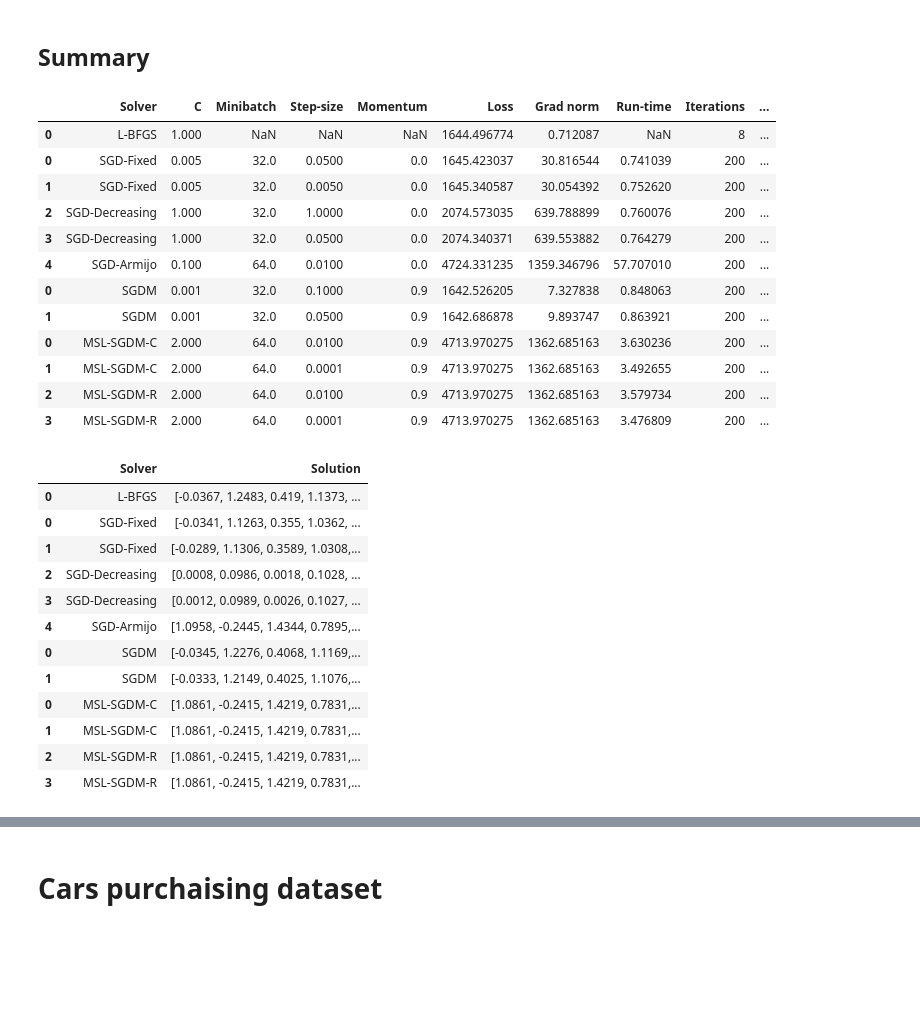
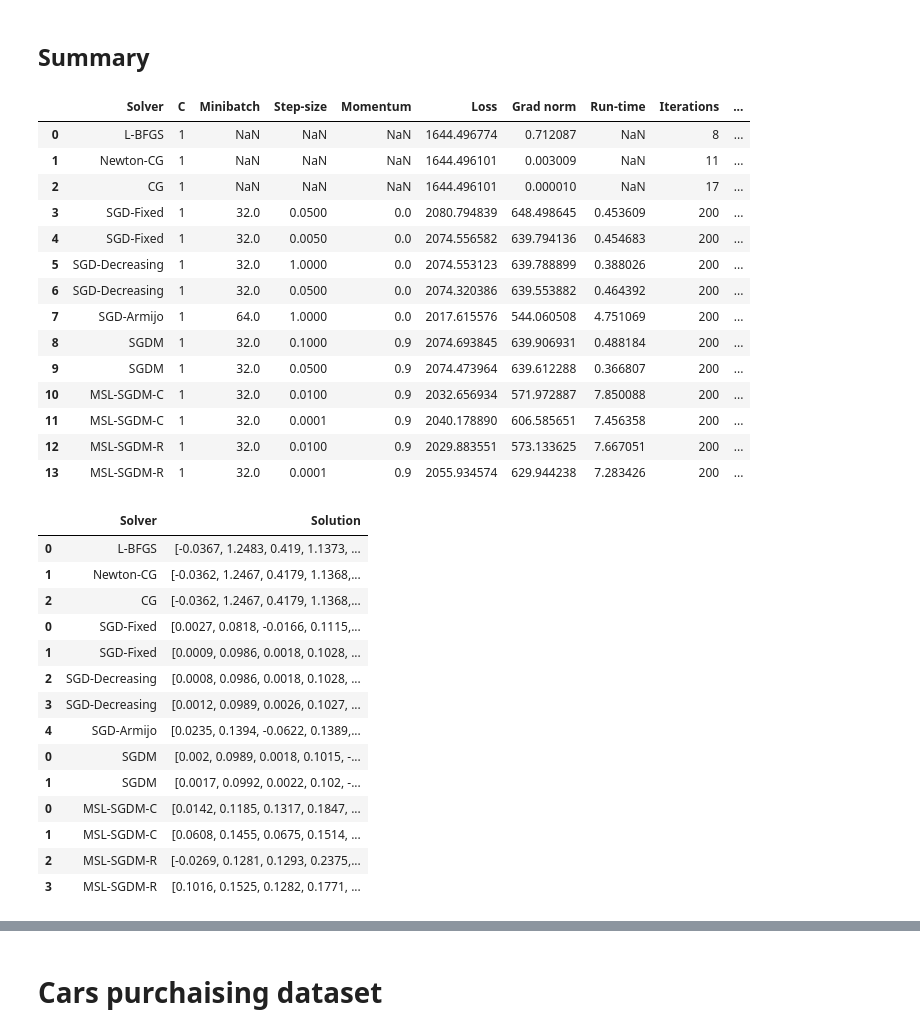
Before and after one commit to david-inf/SGD-and-LS, a Jupyter notebook: py/main.ipynb, the cells around one changed output, grey strips where cells are left out. Saved outputs shown, nothing was run; the diff lists cells and outputs as text; code cells hidden in the pictures; blank space fills up the shorter version.

Commit message:
Refactored solvers

```diff
--- a/py/main.ipynb
+++ b/py/main.ipynb
@@ -131,17 +147,19 @@ sgdApple_armijo3 = LogisticRegression(solver="SGD-Armijo", C=0.1, minibatch=64).
 # %%
 # SGDM
 #sgdmApple_1 = LogisticRegression(solver="SGDM", C=0.001, minibatch=32).fit(w0Apple, X_train_apple, y_train_apple, X_test_apple, y_test_apple, step_size=0.5, momentum=0.9)
-sgdmApple_2 = LogisticRegression(solver="SGDM", C=0.001, minibatch=32).fit(w0Apple, X_train_apple, y_train_apple, X_test_apple, y_test_apple, step_size=0.1, momentum=0.9)
-sgdmApple_3 = LogisticRegression(solver="SGDM", C=0.001, minibatch=32).fit(w0Apple, X_train_apple, y_train_apple, X_test_apple, y_test_apple, step_size=0.05, momentum=0.9)
+sgdmApple_2 = LogisticRegression(solver="SGDM", C=1, minibatch=32).fit(w0Apple, X_train_apple, y_train_apple, X_test_apple, y_test_apple, step_size=0.1, momentum=0.9)
+sgdmApple_3 = LogisticRegression(solver="SGDM", C=1, minibatch=32).fit(w0Apple, X_train_apple, y_train_apple, X_test_apple, y_test_apple, step_size=0.05, momentum=0.9)
 # %%
 # MSL-SGDM-C
 #mslcApple_1 = LogisticRegression(solver="MSL-SGDM-C", C=2, minibatch=64).fit(w0Apple, X_train_apple, y_train_apple, X_test_apple, y_test_apple, step_size=1, momentum=0.9)
-mslcApple_2 = LogisticRegression(solver="MSL-SGDM-C", C=2, minibatch=64).fit(w0Apple, X_train_apple, y_train_apple, X_test_apple, y_test_apple, step_size=0.01, momentum=0.9)
-mslcApple_3 = LogisticRegression(solver="MSL-SGDM-C", C=2, minibatch=64).fit(w0Apple, X_train_apple, y_train_apple, X_test_apple, y_test_apple, step_size=0.0001, momentum=0.9)
+mslcApple_2 = LogisticRegression(solver="MSL-SGDM-C", C=1, minibatch=32).fit(w0Apple, X_train_apple, y_train_apple, X_test_apple, y_test_apple, step_size=0.01, momentum=0.9)
+mslcApple_3 = LogisticRegression(solver="MSL-SGDM-C", C=1, minibatch=32).fit(w0Apple, X_train_apple, y_train_apple, X_test_apple, y_test_apple, step_size=0.0001, momentum=0.9)
 # %%
 # MSL-SGDM-R
 #mslrApple_1 = LogisticRegression(solver="MSL-SGDM-R", C=2, minibatch=64).fit(w0Apple, X_train_apple, y_train_apple, X_test_apple, y_test_apple, step_size=1, momentum=0.9)
-mslrApple_2 = LogisticRegression(solver="MSL-SGDM-R", C=2, minibatch=64).fit(w0Apple, X_train_apple, y_train_apple, X_test_apple, y_test_apple, step_size=0.01, momentum=0.9)
-mslrApple_3 = LogisticRegression(solver="MSL-SGDM-R", C=2, minibatch=64).fit(w0Apple, X_train_apple, y_train_apple, X_test_apple, y_test_apple, step_size=0.0001, momentum=0.9)
+mslrApple_2 = LogisticRegression(solver="MSL-SGDM-R", C=1, minibatch=32).fit(w0Apple, X_train_apple, y_train_apple, X_test_apple, y_test_apple, step_size=0.01, momentum=0.9)
+mslrApple_3 = LogisticRegression(solver="MSL-SGDM-R", C=1, minibatch=32).fit(w0Apple, X_train_apple, y_train_apple, X_test_apple, y_test_apple, step_size=0.0001, momentum=0.9)
 # %%
-modelsApple_data1 = optim_data([sgdApple_fixed1, sgdApple_fixed3, sgdApple_decre1, sgdApple_decre3, sgdApple_armijo3])
+modelsApple_data = optim_data([sgdApple_fixed1, sgdApple_fixed3, sgdApple_decre1, sgdApple_decre3, sgdApple_armijo3,
+                               sgdmApple_2, sgdmApple_3, mslcApple_2, mslcApple_3, mslrApple_2, mslrApple_3])
+modelsApple_data[["Solver", "Loss"]]
@@ -154,36 +179,40 @@ modelsApple_data4 = optim_data([mslcApple_2, mslcApple_3, mslrApple_2, mslrApple
 # %% [markdown]
 ## Summary
 # %%
-pd.concat([optim_bench(benchmarkApple).drop(columns={"Solution", "Loss/Epochs"}),
-          pd.concat([modelsApple_data1, modelsApple_data3, modelsApple_data4]).drop(columns={"Solution", "Loss/Epochs"})])
+pd.concat([benchApple_data.drop(columns={"Solution", "Loss/Epochs"}),
+          modelsApple_data.drop(columns={"Solution", "Loss/Epochs"})], ignore_index=True)#.sort_values(by="Loss")
 # %% [output]
 |  | Solver | C | Minibatch | Step-size | Momentum | Loss | Grad norm | Run-time | Iterations | ... |
-| 0 | L-BFGS | 1.000 | NaN | NaN | NaN | 1644.496774 | 0.712087 | NaN | 8 | ... |
-| 0 | SGD-Fixed | 0.005 | 32.0 | 0.0500 | 0.0 | 1645.423037 | 30.816544 | 0.741039 | 200 | ... |
-| 1 | SGD-Fixed | 0.005 | 32.0 | 0.0050 | 0.0 | 1645.340587 | 30.054392 | 0.752620 | 200 | ... |
-| 2 | SGD-Decreasing | 1.000 | 32.0 | 1.0000 | 0.0 | 2074.573035 | 639.788899 | 0.760076 | 200 | ... |
-| 3 | SGD-Decreasing | 1.000 | 32.0 | 0.0500 | 0.0 | 2074.340371 | 639.553882 | 0.764279 | 200 | ... |
-| 4 | SGD-Armijo | 0.100 | 64.0 | 0.0100 | 0.0 | 4724.331235 | 1359.346796 | 57.707010 | 200 | ... |
-| 0 | SGDM | 0.001 | 32.0 | 0.1000 | 0.9 | 1642.526205 | 7.327838 | 0.848063 | 200 | ... |
-| 1 | SGDM | 0.001 | 32.0 | 0.0500 | 0.9 | 1642.686878 | 9.893747 | 0.863921 | 200 | ... |
-| 0 | MSL-SGDM-C | 2.000 | 64.0 | 0.0100 | 0.9 | 4713.970275 | 1362.685163 | 3.630236 | 200 | ... |
-| 1 | MSL-SGDM-C | 2.000 | 64.0 | 0.0001 | 0.9 | 4713.970275 | 1362.685163 | 3.492655 | 200 | ... |
-| 2 | MSL-SGDM-R | 2.000 | 64.0 | 0.0100 | 0.9 | 4713.970275 | 1362.685163 | 3.579734 | 200 | ... |
-| 3 | MSL-SGDM-R | 2.000 | 64.0 | 0.0001 | 0.9 | 4713.970275 | 1362.685163 | 3.476809 | 200 | ... |
+| 0 | L-BFGS | 1 | NaN | NaN | NaN | 1644.496774 | 0.712087 | NaN | 8 | ... |
+| 1 | Newton-CG | 1 | NaN | NaN | NaN | 1644.496101 | 0.003009 | NaN | 11 | ... |
+| 2 | CG | 1 | NaN | NaN | NaN | 1644.496101 | 0.000010 | NaN | 17 | ... |
+| 3 | SGD-Fixed | 1 | 32.0 | 0.0500 | 0.0 | 2080.794839 | 648.498645 | 0.453609 | 200 | ... |
+| 4 | SGD-Fixed | 1 | 32.0 | 0.0050 | 0.0 | 2074.556582 | 639.794136 | 0.454683 | 200 | ... |
+| 5 | SGD-Decreasing | 1 | 32.0 | 1.0000 | 0.0 | 2074.553123 | 639.788899 | 0.388026 | 200 | ... |
+| 6 | SGD-Decreasing | 1 | 32.0 | 0.0500 | 0.0 | 2074.320386 | 639.553882 | 0.464392 | 200 | ... |
+| 7 | SGD-Armijo | 1 | 64.0 | 1.0000 | 0.0 | 2017.615576 | 544.060508 | 4.751069 | 200 | ... |
+| 8 | SGDM | 1 | 32.0 | 0.1000 | 0.9 | 2074.693845 | 639.906931 | 0.488184 | 200 | ... |
+| 9 | SGDM | 1 | 32.0 | 0.0500 | 0.9 | 2074.473964 | 639.612288 | 0.366807 | 200 | ... |
+| 10 | MSL-SGDM-C | 1 | 32.0 | 0.0100 | 0.9 | 2032.656934 | 571.972887 | 7.850088 | 200 | ... |
+| 11 | MSL-SGDM-C | 1 | 32.0 | 0.0001 | 0.9 | 2040.178890 | 606.585651 | 7.456358 | 200 | ... |
+| 12 | MSL-SGDM-R | 1 | 32.0 | 0.0100 | 0.9 | 2029.883551 | 573.133625 | 7.667051 | 200 | ... |
+| 13 | MSL-SGDM-R | 1 | 32.0 | 0.0001 | 0.9 | 2055.934574 | 629.944238 | 7.283426 | 200 | ... |
 # %%
-pd.concat([optim_bench(benchmarkApple)[["Solver", "Solution"]],
+pd.concat([benchApple_data[["Solver", "Solution"]],
           pd.concat([modelsApple_data1, modelsApple_data3, modelsApple_data4])[["Solver", "Solution"]]])
 # %% [output]
 |  | Solver | Solution |
 | 0 | L-BFGS | [-0.0367, 1.2483, 0.419, 1.1373, ... |
-| 0 | SGD-Fixed | [-0.0341, 1.1263, 0.355, 1.0362, ... |
-| 1 | SGD-Fixed | [-0.0289, 1.1306, 0.3589, 1.0308,... |
+| 1 | Newton-CG | [-0.0362, 1.2467, 0.4179, 1.1368,... |
+| 2 | CG | [-0.0362, 1.2467, 0.4179, 1.1368,... |
+| 0 | SGD-Fixed | [0.0027, 0.0818, -0.0166, 0.1115,... |
+| 1 | SGD-Fixed | [0.0009, 0.0986, 0.0018, 0.1028, ... |
 | 2 | SGD-Decreasing | [0.0008, 0.0986, 0.0018, 0.1028, ... |
 | 3 | SGD-Decreasing | [0.0012, 0.0989, 0.0026, 0.1027, ... |
-| 4 | SGD-Armijo | [1.0958, -0.2445, 1.4344, 0.7895,... |
-| 0 | SGDM | [-0.0345, 1.2276, 0.4068, 1.1169,... |
-| 1 | SGDM | [-0.0333, 1.2149, 0.4025, 1.1076,... |
-| 0 | MSL-SGDM-C | [1.0861, -0.2415, 1.4219, 0.7831,... |
-| 1 | MSL-SGDM-C | [1.0861, -0.2415, 1.4219, 0.7831,... |
-| 2 | MSL-SGDM-R | [1.0861, -0.2415, 1.4219, 0.7831,... |
-| 3 | MSL-SGDM-R | [1.0861, -0.2415, 1.4219, 0.7831,... |
+| 4 | SGD-Armijo | [0.0235, 0.1394, -0.0622, 0.1389,... |
+| 0 | SGDM | [0.002, 0.0989, 0.0018, 0.1015, -... |
+| 1 | SGDM | [0.0017, 0.0992, 0.0022, 0.102, -... |
+| 0 | MSL-SGDM-C | [0.0142, 0.1185, 0.1317, 0.1847, ... |
+| 1 | MSL-SGDM-C | [0.0608, 0.1455, 0.0675, 0.1514, ... |
+| 2 | MSL-SGDM-R | [-0.0269, 0.1281, 0.1293, 0.2375,... |
+| 3 | MSL-SGDM-R | [0.1016, 0.1525, 0.1282, 0.1771, ... |
```
Also changed, not shown: parts of 18 cells of this notebook, 10 other files.
